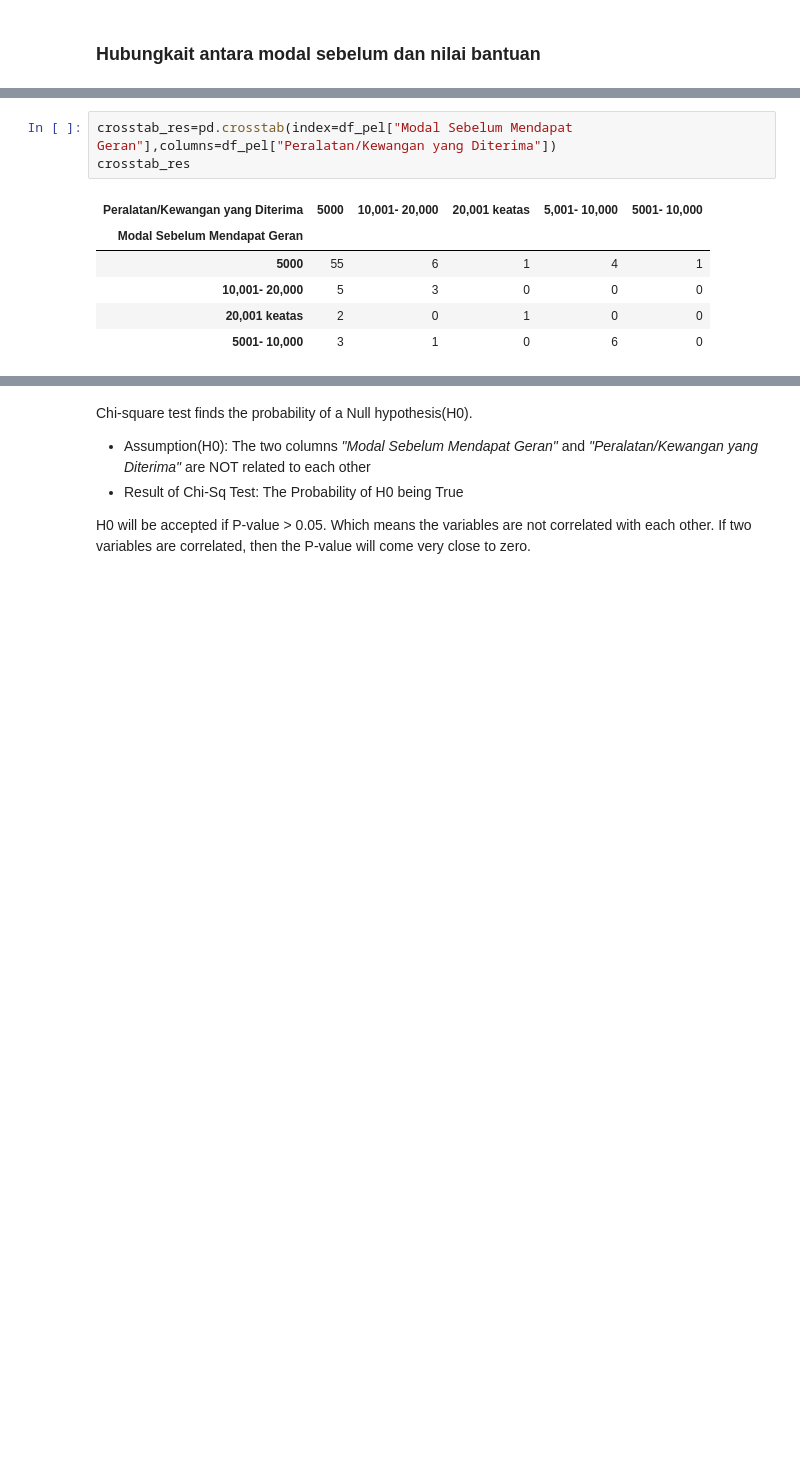
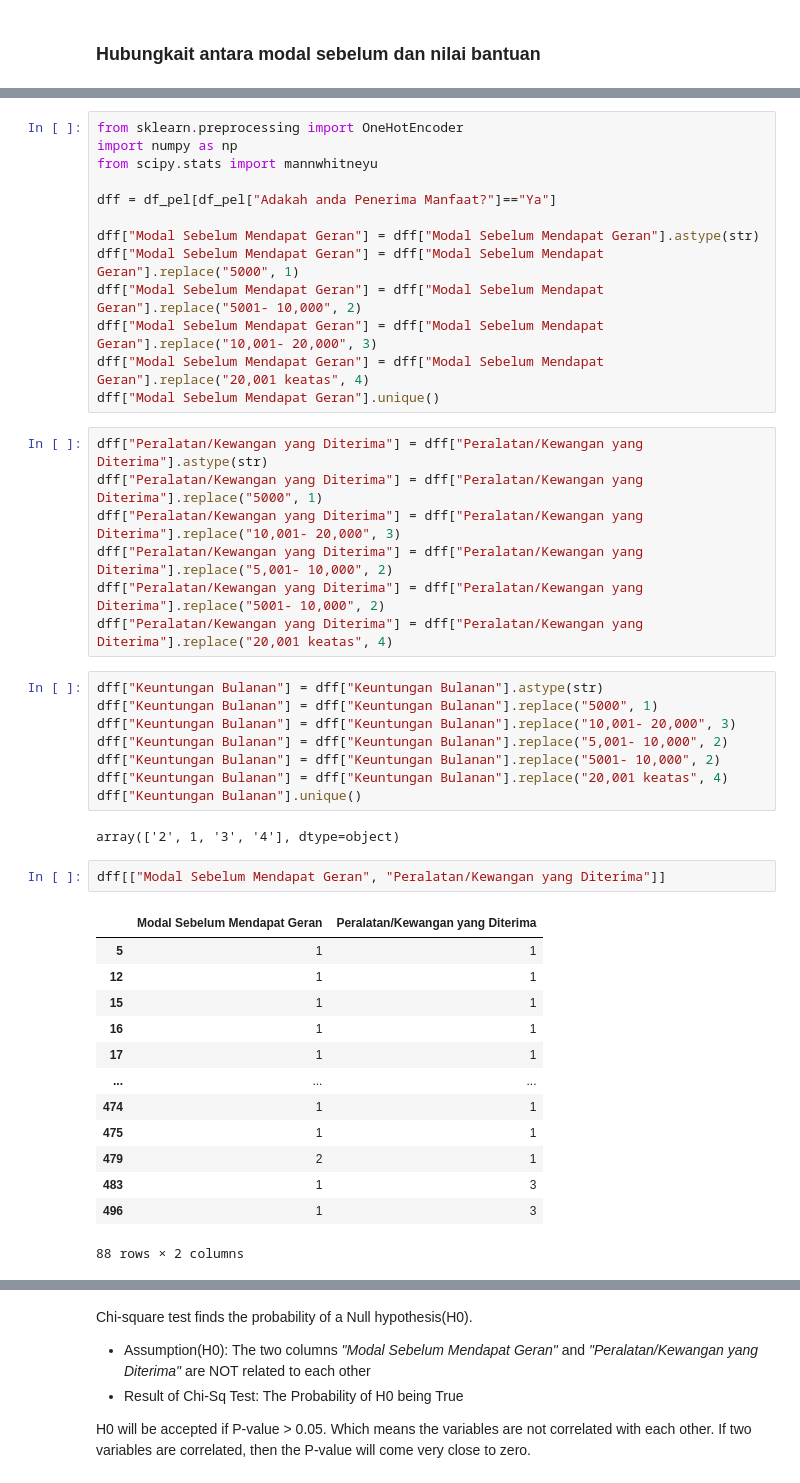
Before and after one commit to faizuddin/usahawan-dash, a Jupyter notebook: analysis.ipynb, the cells around one changed output, grey strips where cells are left out. Drawn from its saved outputs; the diff is of its cells as text; blank space fills up the shorter version.

```diff
--- a/analysis.ipynb
+++ b/analysis.ipynb
@@ -386,10 +406,46 @@ Text(0, 0.5, 'Bilangan')
+# %%
+from sklearn.preprocessing import OneHotEncoder
+import numpy as np
+from scipy.stats import mannwhitneyu
+
+dff = df_pel[df_pel["Adakah anda Penerima Manfaat?"]=="Ya"]
+
+dff["Modal Sebelum Mendapat Geran"] = dff["Modal Sebelum Mendapat Geran"].astype(str)
+dff["Modal Sebelum Mendapat Geran"] = dff["Modal Sebelum Mendapat Geran"].replace("5000", 1)
+dff["Modal Sebelum Mendapat Geran"] = dff["Modal Sebelum Mendapat Geran"].replace("5001- 10,000", 2)
+dff["Modal Sebelum Mendapat Geran"] = dff["Modal Sebelum Mendapat Geran"].replace("10,001- 20,000", 3)
+dff["Modal Sebelum Mendapat Geran"] = dff["Modal Sebelum Mendapat Geran"].replace("20,001 keatas", 4)
+dff["Modal Sebelum Mendapat Geran"].unique()
+# %%
+dff["Peralatan/Kewangan yang Diterima"] = dff["Peralatan/Kewangan yang Diterima"].astype(str)
+dff["Peralatan/Kewangan yang Diterima"] = dff["Peralatan/Kewangan yang Diterima"].replace("5000", 1)
+dff["Peralatan/Kewangan yang Diterima"] = dff["Peralatan/Kewangan yang Diterima"].replace("10,001- 20,000", 3)
+dff["Peralatan/Kewangan yang Diterima"] = dff["Peralatan/Kewangan yang Diterima"].replace("5,001- 10,000", 2)
+dff["Peralatan/Kewangan yang Diterima"] = dff["Peralatan/Kewangan yang Diterima"].replace("5001- 10,000", 2)
+dff["Peralatan/Kewangan yang Diterima"] = dff["Peralatan/Kewangan yang Diterima"].replace("20,001 keatas", 4)
+# %%
+dff["Keuntungan Bulanan"] = dff["Keuntungan Bulanan"].astype(str)
+dff["Keuntungan Bulanan"] = dff["Keuntungan Bulanan"].replace("5000", 1)
+dff["Keuntungan Bulanan"] = dff["Keuntungan Bulanan"].replace("10,001- 20,000", 3)
+dff["Keuntungan Bulanan"] = dff["Keuntungan Bulanan"].replace("5,001- 10,000", 2)
+dff["Keuntungan Bulanan"] = dff["Keuntungan Bulanan"].replace("5001- 10,000", 2)
+dff["Keuntungan Bulanan"] = dff["Keuntungan Bulanan"].replace("20,001 keatas", 4)
+dff["Keuntungan Bulanan"].unique()
+# %% [output]
+array(['2', 1, '3', '4'], dtype=object)
 # %%
-crosstab_res=pd.crosstab(index=df_pel["Modal Sebelum Mendapat Geran"],columns=df_pel["Peralatan/Kewangan yang Diterima"])
-crosstab_res
+dff[["Modal Sebelum Mendapat Geran", "Peralatan/Kewangan yang Diterima"]]
 # %% [output]
-| Peralatan/Kewangan yang Diterima | 5000 | 10,001- 20,000 | 20,001 keatas | 5,001- 10,000 | 5001- 10,000 |
-| Modal Sebelum Mendapat Geran |  |  |  |  |  |
-| 5000 | 55 | 6 | 1 | 4 | 1 |
-| 10,001- 20,000 | 5 | 3 | 0 | 0 | 0 |
-| 20,001 keatas | 2 | 0 | 1 | 0 | 0 |
-| 5001- 10,000 | 3 | 1 | 0 | 6 | 0 |
+|  | Modal Sebelum Mendapat Geran | Peralatan/Kewangan yang Diterima |
+| 5 | 1 | 1 |
+| 12 | 1 | 1 |
+| 15 | 1 | 1 |
+| 16 | 1 | 1 |
+| 17 | 1 | 1 |
+| ... | ... | ... |
+| 474 | 1 | 1 |
+| 475 | 1 | 1 |
+| 479 | 2 | 1 |
+| 483 | 1 | 3 |
+| 496 | 1 | 3 |
+88 rows × 2 columns
```
Also changed, not shown: parts of 8 cells of this notebook, 2 other files.
